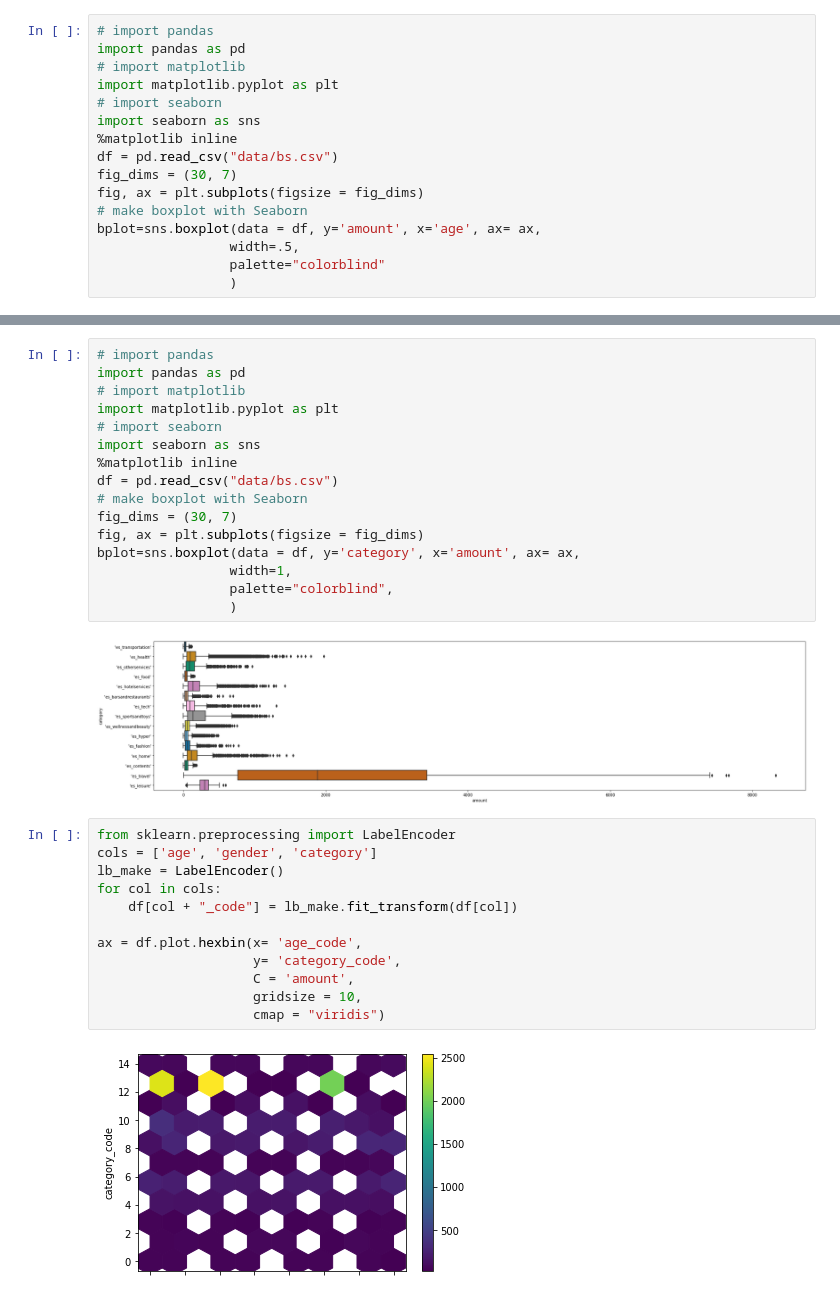
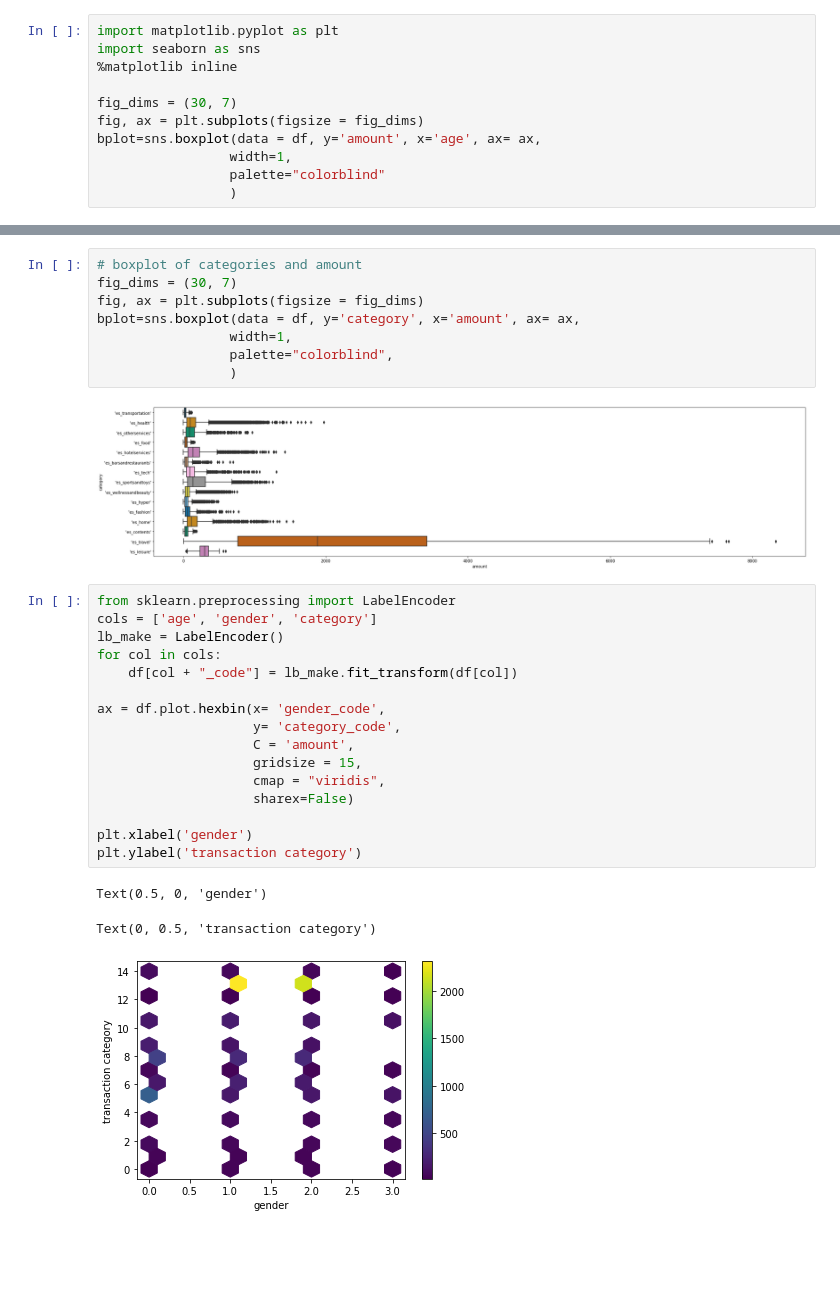
Before and after one commit to IanMMuldoon/FinFraud, a Jupyter notebook: fin.ipynb, the cells around one changed output, grey strips where cells are left out. Drawn from its saved outputs; the diff is of its cells as text; blank space fills up the shorter version.

```diff
--- a/fin.ipynb
+++ b/fin.ipynb
@@ -215,19 +214,14 @@ Interquartile Range for amount:
 Maximum outliers for amount:
 85.74
 # %%
-# import pandas
-import pandas as pd
-# import matplotlib
 import matplotlib.pyplot as plt
-# import seaborn
 import seaborn as sns
 %matplotlib inline
-df = pd.read_csv("data/bs.csv")
+
 fig_dims = (30, 7)
 fig, ax = plt.subplots(figsize = fig_dims)
-# make boxplot with Seaborn
 bplot=sns.boxplot(data = df, y='amount', x='age', ax= ax,
-                 width=.5,
+                 width=1,
                  palette="colorblind"
                  )
 # %% [output]
@@ -235,13 +229,5 @@ bplot=sns.boxplot(data = df, y='amount', x='age', ax= ax,
 # %%
-# import pandas
-import pandas as pd
-# import matplotlib
-import matplotlib.pyplot as plt
-# import seaborn
-import seaborn as sns
-%matplotlib inline
-df = pd.read_csv("data/bs.csv")
-# make boxplot with Seaborn
+# boxplot of categories and amount
 fig_dims = (30, 7)
 fig, ax = plt.subplots(figsize = fig_dims)
 bplot=sns.boxplot(data = df, y='category', x='amount', ax= ax,
@@ -253,14 +239,20 @@ bplot=sns.boxplot(data = df, y='category', x='amount', ax= ax,
 # %%
 from sklearn.preprocessing import LabelEncoder
 cols = ['age', 'gender', 'category']
 lb_make = LabelEncoder()
 for col in cols:
     df[col + "_code"] = lb_make.fit_transform(df[col])
 
-ax = df.plot.hexbin(x= 'age_code',
+ax = df.plot.hexbin(x= 'gender_code',
                     y= 'category_code',
                     C = 'amount',
-                    gridsize = 10,
-                    cmap = "viridis")
+                    gridsize = 15,
+                    cmap = "viridis",
+                    sharex=False)
+
+plt.xlabel('gender')
+plt.ylabel('transaction category')
 # %% [output]
+Text(0.5, 0, 'gender')
+Text(0, 0.5, 'transaction category')
-[figure, old version]
+[figure, new version]
```
Also changed, not shown: parts of 11 cells of this notebook, 1 other file.
